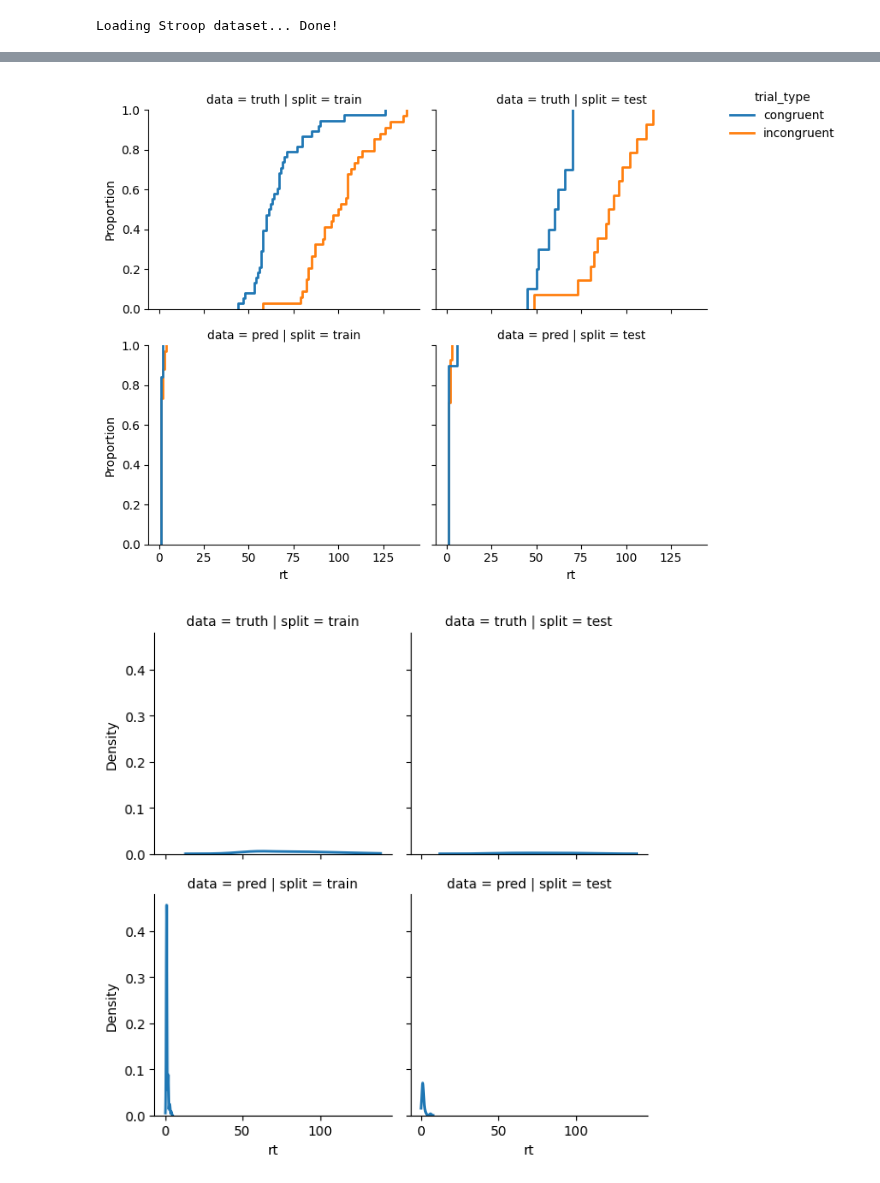
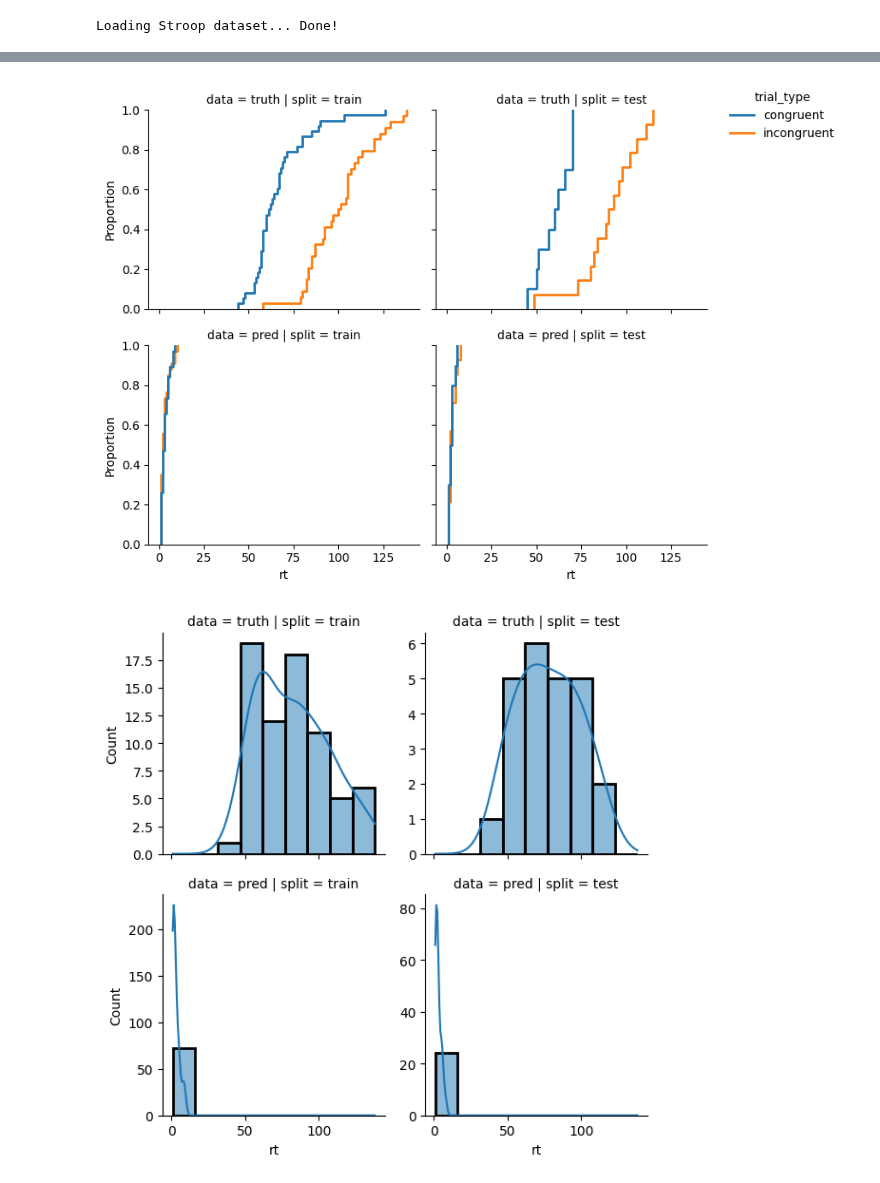
Before and after one commit to morteza/CogPonder, a Jupyter notebook: notebooks/Stroop (Fixed HP).ipynb, the cells around one changed output, grey strips where cells are left out. Drawn from its saved outputs; the diff is of its cells as text; code cells hidden in the pictures.

Commit message:
WIP: multi-subject cogponder

```diff
--- a/notebooks/Stroop (Fixed HP).ipynb
+++ b/notebooks/Stroop (Fixed HP).ipynb
@@ -67,6 +67,7 @@ CONFIG = {
     'outputs_dim': torch.unique(data[3]).size(0),  # number of unique responses
     'auto_lr_find': False,
     'batch_size': 196,
+    'n_subjects': 1,
 }
 
 datamodule = CogPonderDataModule(data,
@@ -121,10 +122,6 @@ if not 'datamodule' in locals() or not hasattr(datamodule, 'train_dataset'):
 
 X_train, trial_types_train, _, y_train, rt_train = datamodule.dataset[datamodule.train_dataset.indices]
 X_test, trial_types_test, _, y_test, rt_test = datamodule.dataset[datamodule.test_dataset.indices]
-
-# FIXME this is a workaround to remove the first column from X (subject index)
-X_train = X_train[:, 1:]
-X_test = X_test[:, 1:]
 
 with torch.no_grad():
     model_ckpt.eval()
@@ -234,21 +222,21 @@ sns.move_legend(g, "upper left", bbox_to_anchor=(1, 1))
 plt.tight_layout()
 plt.show()
 # %% [output]
-[figure, old version]
+[figure, new version]
 # %%
 g = sns.displot(
-    plot_data,
+    plot_data.reset_index(),
     x='rt', row='data', col='split', #hue='trial_type',
-    kind='kde', linewidth=2, height=3, #palette='Greens',
-    clip=(0, max_rt),
+    kind='hist', linewidth=2, height=3, #palette='Greens',
+    kde=True, kde_kws={'clip': (0, max_rt)},
+    facet_kws={'sharey': False}
 )
-
 # sns.move_legend(g, "upper left", bbox_to_anchor=(1, 1))
 
 
 # plt.title(f'Evaluation profile of CogPonder on train split (Stroop)')
 
 plt.tight_layout()
 plt.show()
 # %% [output]
-[figure, old version]
+[figure, new version]
```
Also changed, not shown: parts of 2 cells of this notebook, 3 other files.
